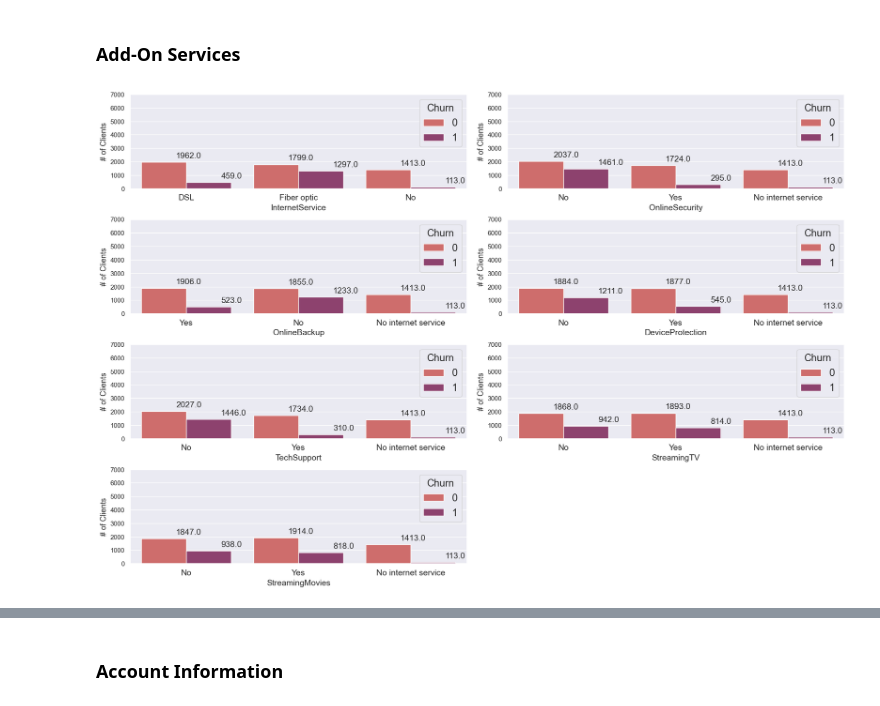
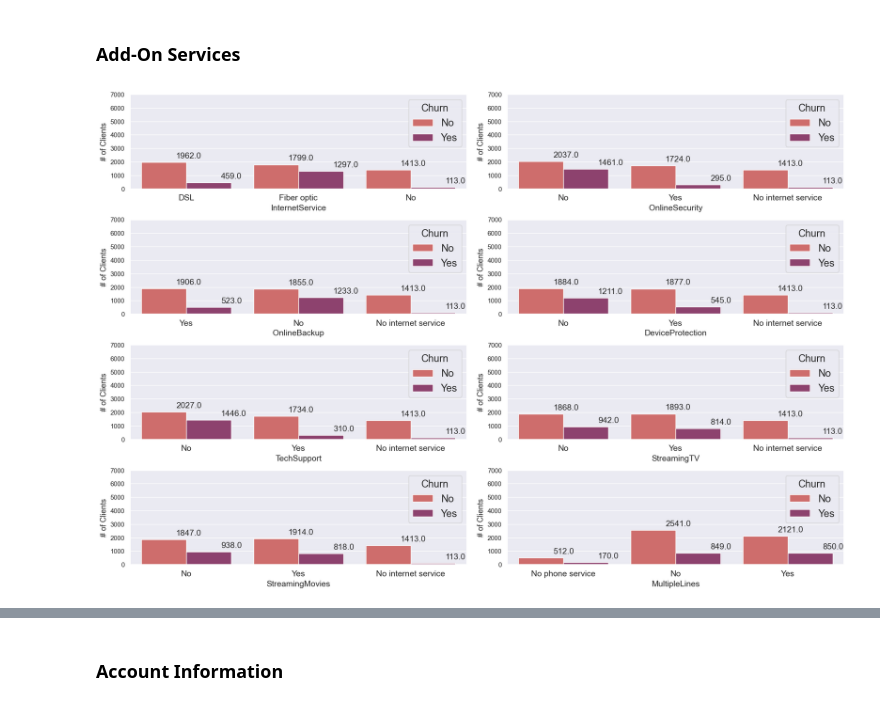
Before and after one commit to ZCHUA040/FCEE_Team4_Zhi-Li-Qi-En-Guda-Chaaitra-Joseph, a Jupyter notebook: Mini Project_Chua Zhi Li, Chong Qi En, Guda Chaaitra Joseph.ipynb, the cells around one changed output, grey strips where cells are left out. Drawn from its saved outputs; the diff is of its cells as text; code cells hidden in the pictures.

```diff
--- a/Mini Project_Chua Zhi Li, Chong Qi En, Guda Chaaitra Joseph.ipynb
+++ b/Mini Project_Chua Zhi Li, Chong Qi En, Guda Chaaitra Joseph.ipynb
@@ -66,15 +83,3 @@ telco[['gender','Partner','Dependents','PhoneService','MultipleLines','InternetS
 | freq | 3555 | 3641 | 4933 | 6361 | 3390 | 3096 | 3498 | ... |
 # %%
 telco['SeniorCitizen'] = telco.SeniorCitizen.astype(object)
-# %%
-gender_map = {"Female" : 0, "Male": 1}
-yes_no_map = {"Yes" : 1, "No" : 0}
-
-telco["gender"] = telco["gender"].map(gender_map)
-
-def binary_encode(features):
-    for feature in features:
-        telco[feature] = telco[feature].map(yes_no_map)
-
-binary_encode_candidate = ["Partner", "Dependents", "PhoneService", "PaperlessBilling", "Churn"]
-binary_encode(binary_encode_candidate)
@@ -123,9 +130,3 @@ Churn               False
 dtype: bool
 
  Null values in 'TotalCharges`:  0
-# %%
-# Group the tenure in bins of 24 months
-labels = ["{0} - {1}".format(i, i + 11) for i in range(1, 72, 24)]
-
-telco['tenure'] = pd.cut(telco.tenure, range(1, 80, 24), right=False, labels=labels)
-telco['tenure'].value_counts()
@@ -153,7 +139,7 @@ telco_ohe_data.head()
 # %%
 plt.figure(figsize=(6,4))
 
-ax = sb.countplot(x="Churn", data=telco_ohe_data, palette="flare")
+ax = sb.countplot(x="Churn", data=telco, palette="flare")
 
 plt.xlabel("Churn?", fontsize= 12)
 plt.ylabel("# of Clients", fontsize= 12)
@@ -181,7 +172,7 @@ for i,col in enumerate(demographic):
     plt.xlabel(col, fontsize= 14)
     plt.ylabel("# of Clients", fontsize= 13)
     plt.ylim(0,7000)
-    plt.xticks(fontsize= 14)
+    plt.xticks([0,1], ['No', 'Yes'], fontsize = 14)
 
     plt.legend(title = 'Churn', fontsize='x-large', title_fontsize='17')
 
@@ -212,30 +212,30 @@ plt.show()
 ### Add-On Services
 # %%
 addonservices = ['InternetService', 'OnlineSecurity', 'OnlineBackup'
-                , 'DeviceProtection', 'TechSupport', 'StreamingTV', 'StreamingMovies']
+                , 'DeviceProtection', 'TechSupport', 'StreamingTV', 'StreamingMovies','MultipleLines']
 
 plt.figure(figsize=(18,12))
 
 for i,col in enumerate(addonservices):
     plt.subplot(4,2,i + 1)
 
     ax = sb.countplot(data = telco, x = col, hue="Churn", palette = 'flare')
 
     plt.xlabel(col, fontsize= 14)
     plt.ylabel("# of Clients", fontsize= 13)
     plt.ylim(0,7000)
     plt.xticks(fontsize= 14)
 
     plt.legend(title = 'Churn', fontsize='x-large', title_fontsize='17')
 
     for p in ax.patches:
         ax.annotate((p.get_height()), (p.get_x()+0.31, p.get_height()+300), fontsize= 14)
 
 plt.tight_layout()
 
 plt.show()
 # %% [output]
-[figure, old version]
+[figure, new version]
 # %%
 for var in addonservices:
     f = plt.figure(figsize=(15, 4))
```
Also changed, not shown: parts of 58 cells of this notebook.
